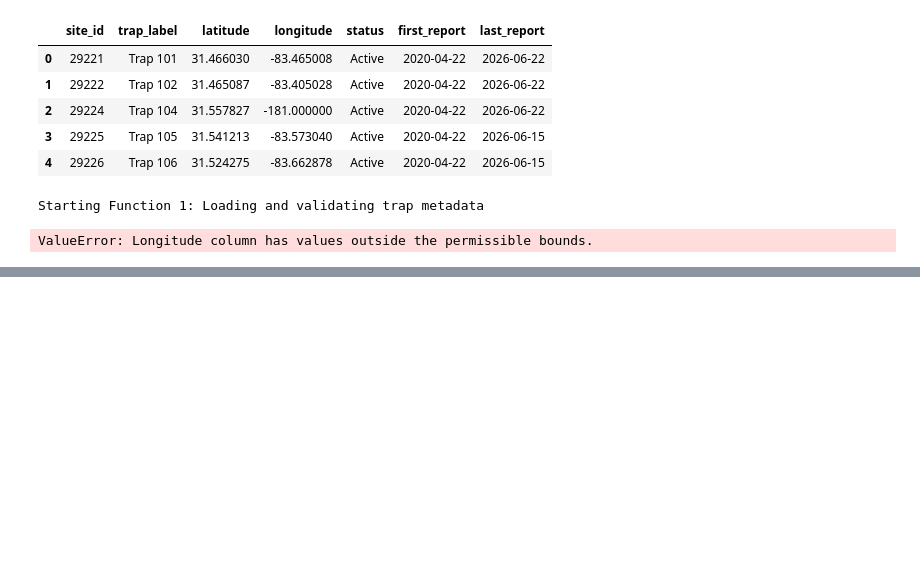
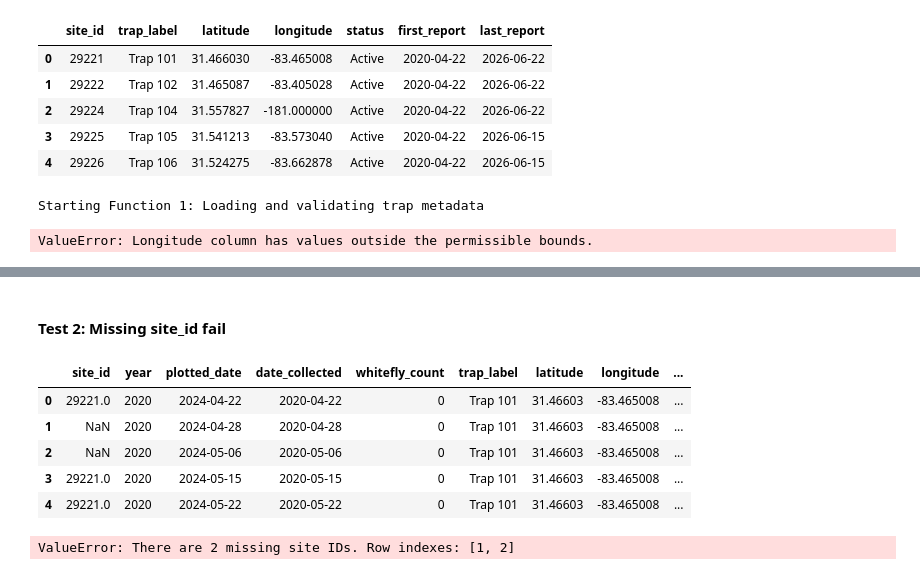
Before and after one commit to Leonidus1995/Whitefly_Risk_Intelligence, a Jupyter notebook: notebooks/02b_unit_tests_nlcd_landcover_features.ipynb, the cells around one changed output, grey strips where cells are left out. Drawn from its saved outputs; the diff is of its cells as text; code cells hidden in the pictures; blank space fills up the shorter version.

```diff
--- a/notebooks/02b_unit_tests_nlcd_landcover_features.ipynb
+++ b/notebooks/02b_unit_tests_nlcd_landcover_features.ipynb
@@ -300,0 +526,13 @@ ValueError: Longitude column has values outside the permissible bounds.
+# %% [markdown]
+#### Test 2: Missing site_id fail
+# %%
+func_2_test_2_df2 = df2.copy()
+func_2_test_2_df2.loc[func_2_test_2_df2.index[1:3], "site_id"] = pd.NA
+func_2_test_2_df2.head()
+# %% [output]
+|  | site_id | year | plotted_date | date_collected | whitefly_count | trap_label | latitude | longitude | ... |
+| 0 | 29221.0 | 2020 | 2024-04-22 | 2020-04-22 | 0 | Trap 101 | 31.46603 | -83.465008 | ... |
+| 1 | NaN | 2020 | 2024-04-28 | 2020-04-28 | 0 | Trap 101 | 31.46603 | -83.465008 | ... |
+| 2 | NaN | 2020 | 2024-05-06 | 2020-05-06 | 0 | Trap 101 | 31.46603 | -83.465008 | ... |
+| 3 | 29221.0 | 2020 | 2024-05-15 | 2020-05-15 | 0 | Trap 101 | 31.46603 | -83.465008 | ... |
+| 4 | 29221.0 | 2020 | 2024-05-22 | 2020-05-22 | 0 | Trap 101 | 31.46603 | -83.465008 | ... |
@@ -300,0 +541,5 @@ ValueError: Longitude column has values outside the permissible bounds.
+# %%
+path_22 = Path("data/interim/func_2_test_2_df2.csv")
+load_and_validate_weekly_trap_counts(path_22)
+# %% [output]
+ValueError: There are 2 missing site IDs. Row indexes: [1, 2]
```
Also changed, not shown: parts of 34 cells of this notebook, 1 other file.
